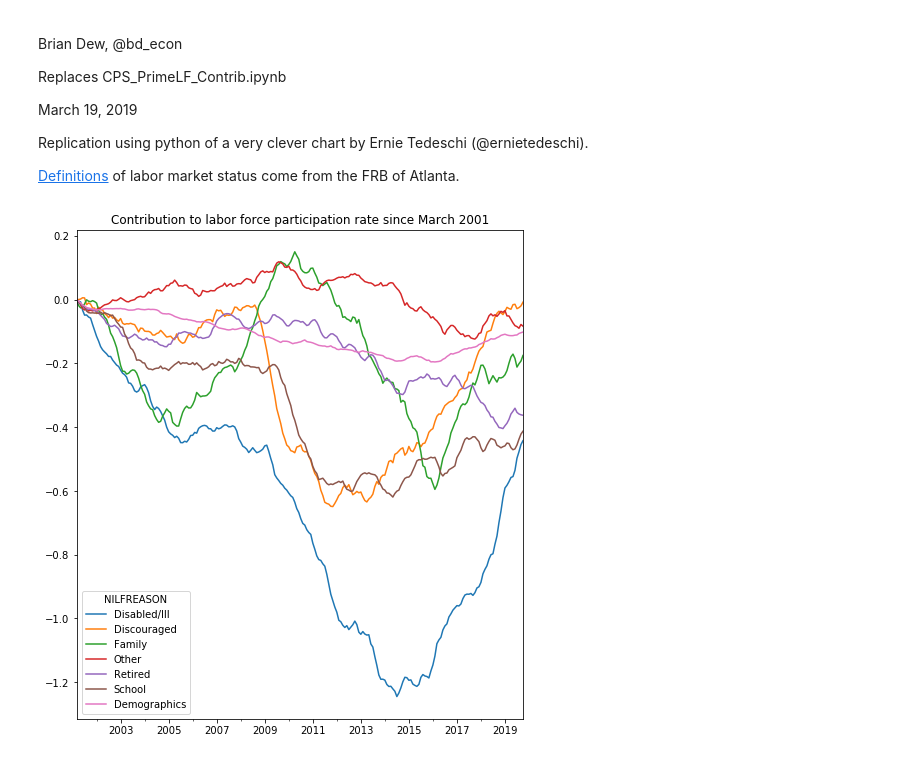
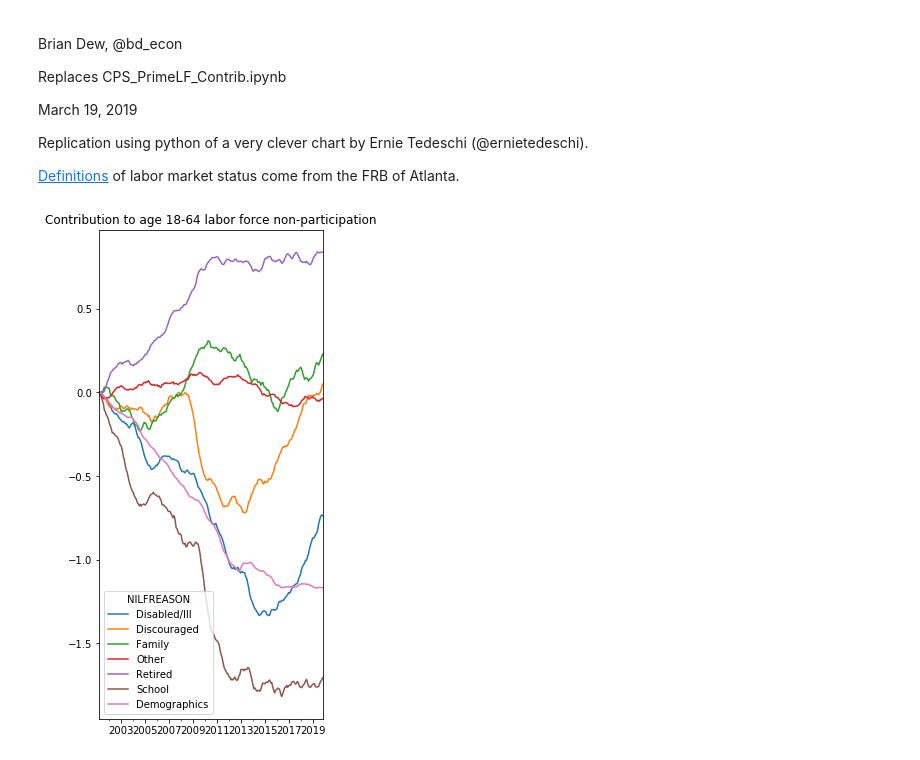
Before and after one commit to bdecon/econ_data, a Jupyter notebook: micro/CPS_NILF.ipynb, the cells around one changed output. Cells and saved outputs as stored; diff of their text form; code cells hidden in the pictures.

```diff
--- a/micro/CPS_NILF.ipynb
+++ b/micro/CPS_NILF.ipynb
@@ -23,7 +23,7 @@ os.chdir('/home/brian/Documents/CPS/data/clean/')
 # Age and sex demographics in March 2001
 filter_cols = ['AGE', 'FEMALE', 'NILFREASON', 'BASICWGT', 'MONTH']
 df = (pd.read_feather('cps2001.ft', columns=filter_cols)
-        .query('MONTH == 3 and 25 <= AGE <= 54'))
+        .query('MONTH == 3 and 18 <= AGE <= 64'))
 
 # Create dictionary with sex and age distribution in March 2001
 dem_2001 = {}
@@ -38,7 +38,7 @@ results = pd.DataFrame()
 
 for year in range(2000, 2020):
     annual_data = (pd.read_feather(f'cps{year}.ft', columns=filter_cols)
-                     .query('25 <= AGE <= 54'))
+                     .query('18 <= AGE <= 64'))
     for month, df in annual_data.groupby('MONTH'):
 
         date = pd.to_datetime(f'{year}-{month}-01')
@@ -62,12 +62,14 @@ for year in range(2000, 2020):
 
         results = results.append(monthly_result)
 
-results = results.rename({'nan': 'Demographics'}, axis=1)
-results = results.rolling(12).mean().dropna().loc['2001-03-01':] * 100
-results = results.iloc[0] - results
+results = results.rename({'nan': 'Demographics'}, axis=1).rolling(12).mean()
+results = results.dropna().loc['2001-03-01':] * 100
+final = results.iloc[0] - results
+# %%
+final = results.iloc[0] - results
 # %%
 %matplotlib inline
-title='Contribution to labor force participation rate since March 2001'
-results.plot(figsize=(8, 9), title=title);
+title='Contribution to age 18-64 labor force non-participation'
+final.plot(figsize=(4, 9), title=title);
 # %% [output]
-[figure, old version]
+[figure, new version]
```
Also changed, not shown: parts of 8 cells of this notebook, 19 other files.
